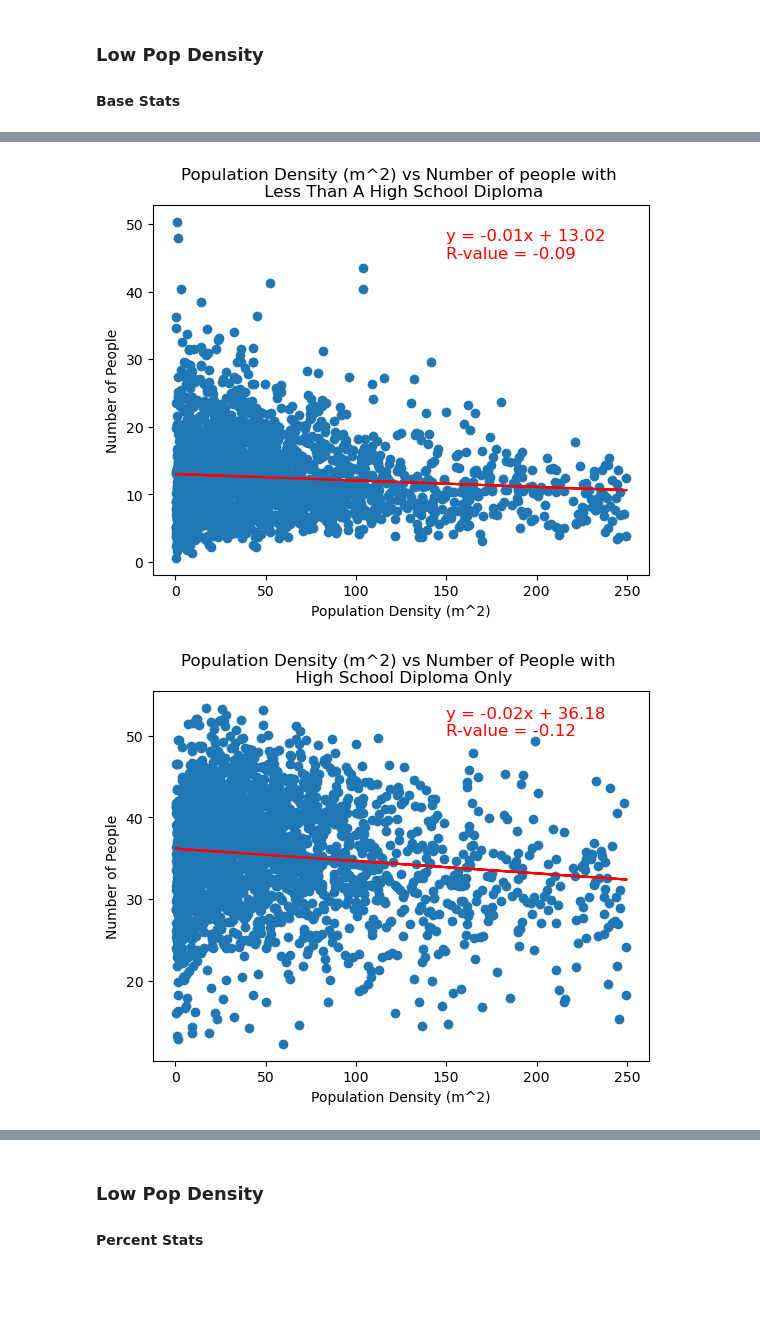
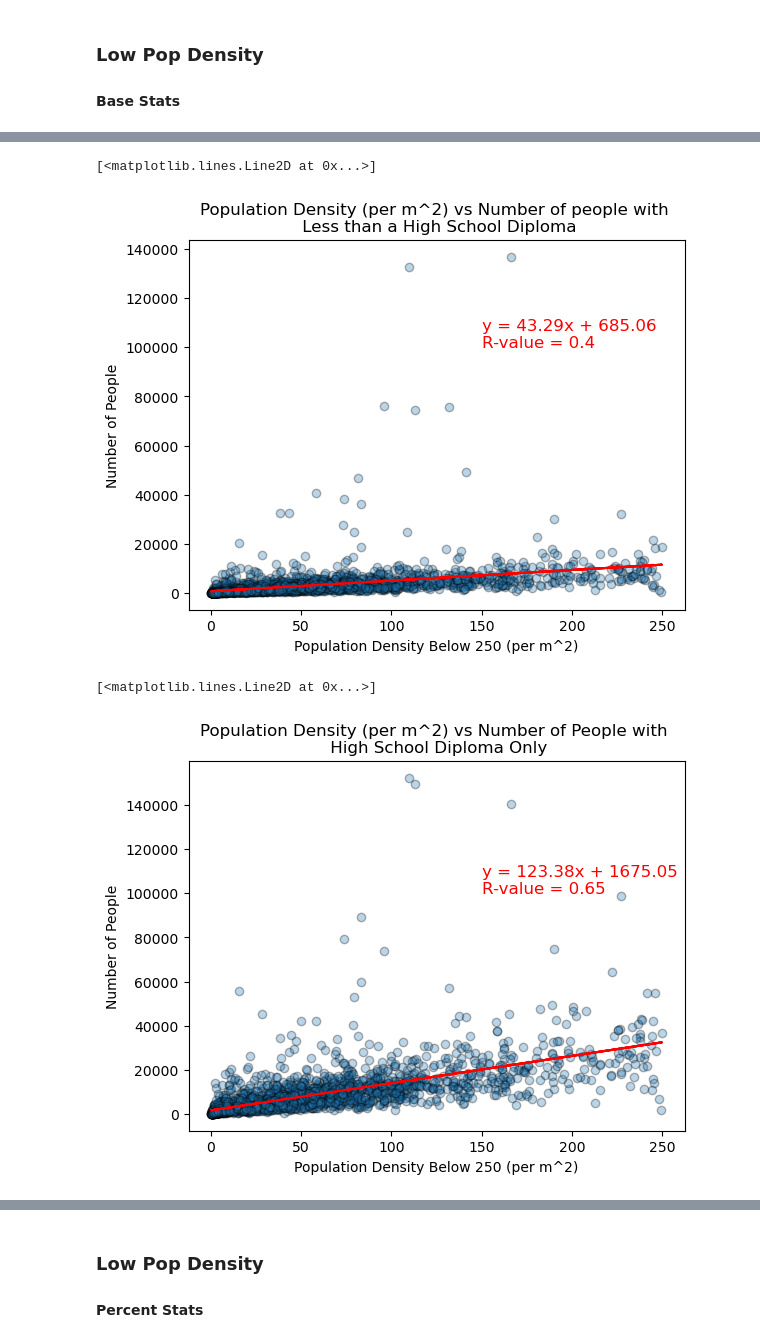
Before and after one commit to Morgen-Henry/Project-1, a Jupyter notebook: education_visual.ipynb, the cells around one changed output, grey strips where cells are left out. Saved outputs shown, nothing was run; the diff lists cells and outputs as text; code cells hidden in the pictures; blank space fills up the shorter version.

```diff
--- a/education_visual.ipynb
+++ b/education_visual.ipynb
@@ -5,5 +6,8 @@ from scipy.stats import linregress
 # %%
 filepath = "C:\\Users\\ginav\\Desktop\\Analysis Projects\\Project 1\\Project-1\\full_data.csv"
 data = pd.read_csv(filepath)
-data.head()
+#data.head()
+
+complete_df = data.loc[~data.duplicated(subset=['County','State'])]
+complete_df.describe()
 # %% [output]
@@ -27,6 +28,6 @@ def linreg_function(x_values, y_values):
 #### Base Stats
 # %%
 # create data frame
-low_den_df = data.loc[data["Population Density (per m^2)"] < 250]
+low_den_df = complete_df.loc[complete_df["Population Density (per m^2)"] < 250]
 #low_den_df.head()
-low_den_df.columns
+#low_den_df.columns
@@ -50,43 +34,45 @@ Index(['Unnamed: 0', 'County', 'State', 'Total Population', 'Land Area (m^2)',
 # %%
 xValues = low_den_df["Population Density (per m^2)"]
-y1 = low_den_df["Less Than A High School Diploma, 2017-21"]
-y2 = low_den_df["High School Diploma Only, 2017-21"]
-y3 = low_den_df["Some College Or Associate'S Degree, 2017-21"]
-y4 = low_den_df["Bachelor'S Degree Or Higher, 2017-21"]
+yLHS = low_den_df["Less Than A High School Diploma, 2017-21"]
+yHS = low_den_df["High School Diploma Only, 2017-21"]
+ySC = low_den_df["Some College Or Associate'S Degree, 2017-21"]
+yBD = low_den_df["Bachelor'S Degree Or Higher, 2017-21"]
 # %%
-plt.scatter(xValues, y1)
+plt.scatter(xValues, yLHS, edgecolors = 'black', alpha = .3)
 
-plt.title("Population Density (m^2) vs Number of people with \n Less Than A High School Diploma")
-plt.xlabel("Population Density (m^2)")
+plt.title("Population Density (per m^2) vs Number of people with \n Less than a High School Diploma")
+plt.xlabel("Population Density Below 250 (per m^2)")
 plt.ylabel("Number of People")
 
-(slope, intercept, rvalue, pvalue, stderr) = linregress(xValues, y1)
+(slope, intercept, rvalue, pvalue, stderr) = linregress(xValues, yLHS)
 regress_values = xValues * slope + intercept
 line_eq = f"y = {round(slope,2)}x + {round(intercept,2)}\nR-value = {round(rvalue,2)}"
 
 plt.plot(xValues,regress_values,"r-")
-plt.annotate(line_eq,fontsize=12,color="red", xy=(150, 45))
+plt.annotate(line_eq,fontsize=12,color="red", xy=(150, 100000))
 plt.plot(xValues, regress_values, "r-")
 
-plt.savefig("C:\\Users\\ginav\\Desktop\\Analysis Projects\\Project 1\\Project-1\\low-pop-less-than-hs-diploma")
+#plt.savefig("C:\\Users\\ginav\\Desktop\\Analysis Projects\\Project 1\\Project-1\\low-pop-less-than-hs-diploma.png", bbox_inches="tight")
 # %% [output]
+[<matplotlib.lines.Line2D at 0x...>]
-[figure, old version]
+[figure, new version]
 # %%
-plt.scatter(xValues, y2)
+plt.scatter(xValues, yHS, edgecolors = 'black', alpha = .3)
 
-plt.title("Population Density (m^2) vs Number of People with \n High School Diploma Only")
-plt.xlabel("Population Density (m^2)")
+plt.title("Population Density (per m^2) vs Number of People with \n High School Diploma Only")
+plt.xlabel("Population Density Below 250 (per m^2)")
 plt.ylabel("Number of People")
 
-(slope, intercept, rvalue, pvalue, stderr) = linregress(xValues, y2)
+(slope, intercept, rvalue, pvalue, stderr) = linregress(xValues, yHS)
 regress_values = xValues * slope + intercept
 line_eq = f"y = {round(slope,2)}x + {round(intercept,2)}\nR-value = {round(rvalue,2)}"
 
 plt.plot(xValues,regress_values,"r-")
-plt.annotate(line_eq,fontsize=12,color="red", xy=(150, 50))
+plt.annotate(line_eq,fontsize=12,color="red", xy=(150, 100000))
 plt.plot(xValues, regress_values, "r-")
 
-plt.savefig("C:\\Users\\ginav\\Desktop\\Analysis Projects\\Project 1\\Project-1\\low-pop-hs-diploma-only")
+#plt.savefig("C:\\Users\\ginav\\Desktop\\Analysis Projects\\Project 1\\Project-1\\low-pop-hs-diploma-only", bbox_inches="tight")
 # %% [output]
+[<matplotlib.lines.Line2D at 0x...>]
-[figure, old version]
+[figure, new version]
 # %%
```
Also changed, not shown: parts of 23 cells of this notebook.
